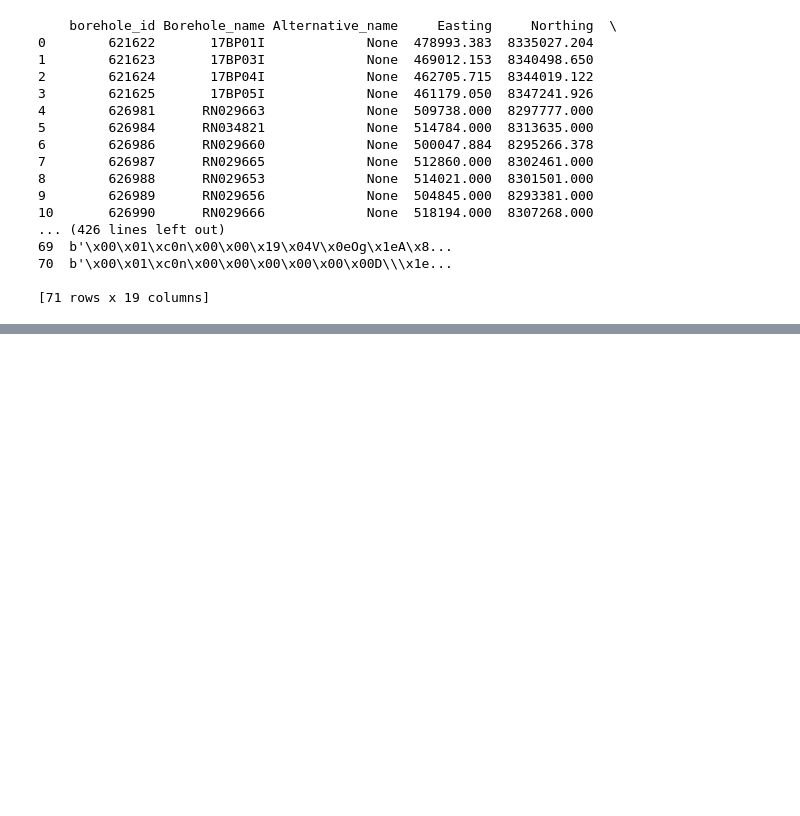
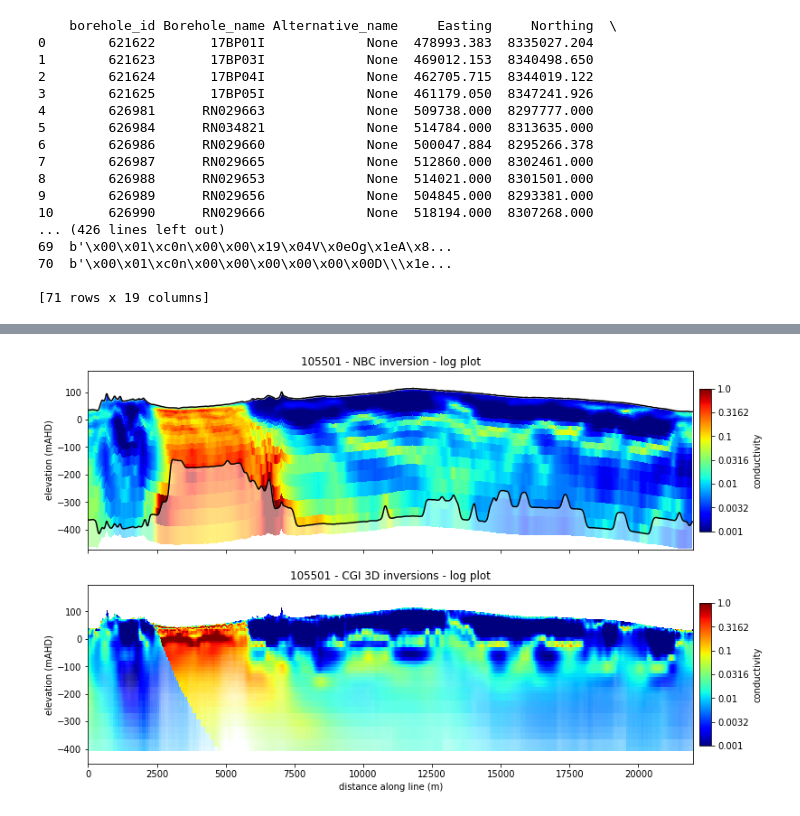
Before and after one commit to GeoscienceAustralia/hydrogeol_utils, a Jupyter notebook: notebooks/plotting_CGI_vs_NBC.ipynb, the cells around one changed output, grey strips where cells are left out. Drawn from its saved outputs; the diff is of its cells as text; code cells hidden in the pictures; blank space fills up the shorter version.

```diff
--- a/notebooks/plotting_CGI_vs_NBC.ipynb
+++ b/notebooks/plotting_CGI_vs_NBC.ipynb
@@ -302,7 +1028,0 @@ for key in gridded_variables[line]:
-# %%
-# REcalcualte the distance along a line
-
-new_dists =  np.subtract(gridded_variables[line]['grid_distances'],
-                         gridded_variables[line]['grid_distances'][0])
-
-gridded_variables[line]['grid_distances'] = new_dists
@@ -463,0 +1096,51 @@ plt.show()
+# %%
+# Use the sensitivity to adjust the alpha of the images
+from matplotlib.colors import Normalize
+import matplotlib as mpl
+
+
+panel_settings = {'panel_1': {'variable': 'conductivity',
+                             'plot_type': 'grid',
+                             'panel_kwargs': {'title': 'AEM conductivity',
+                                              'max_depth': 500, 'shade_doi': True, 'colourbar': False,
+                                             'log_plot': True, 'vmin': 0.001, 'vmax': 1,
+                                             'cmap': 'jet', 'ylabel': 'elevation_(mAHD)'},
+                             'height_ratio': 1}}
+
+
+outfile = os.path.join(outdir, '105501_sensitivity_comparison_log.png')
+
+plt.close()
+
+fig, (ax1, ax2)  = plt.subplots(2,1, sharex = True,
+                                figsize = (12,8))
+
+extent = (CGI_gridded_data[line]['grid_distances'][0], CGI_gridded_data[line]['grid_distances'][-1],
+              CGI_gridded_data[line]['grid_elevations'][-1],CGI_gridded_data[line]['grid_elevations'][0])
+
+im1 = plot_utils.plot_grid(ax1, gridded_variables[line], 'conductivity',
+                    plot_utils.unpack_plot_settings(panel_settings, "panel_kwargs")[0])
+
+im2 = ax2.imshow(log_colors, aspect = 10.,
+                cmap = 'jet', extent = extent,
+                vmin =lvmin, vmax= lvmax )
+
+add_colourbar(fig, ax1, im1, 1.01, 0.1, 0.02, 0.8, log_plot = True,
+                 colourbar_label = 'conductivity')
+
+
+add_colourbar(fig, ax2, im2, 1.01, 0.1, 0.02, .8, log_plot = True,
+                 colourbar_label = 'conductivity')
+
+ax1.set_title('105501 - NBC inversion - log plot')
+ax2.set_title('105501 - CGI 3D inversions - log plot')
+
+ax1.set_ylabel('elevation (mAHD)')
+ax2.set_ylabel('elevation (mAHD)')
+ax2.set_xlabel('distance along line (m)')
+
+plt.savefig(outfile, dpi = 250)
+
+plt.show()
+# %% [output]
+[figure, added]
```
Also changed, not shown: parts of 36 cells of this notebook, 8 other files.
